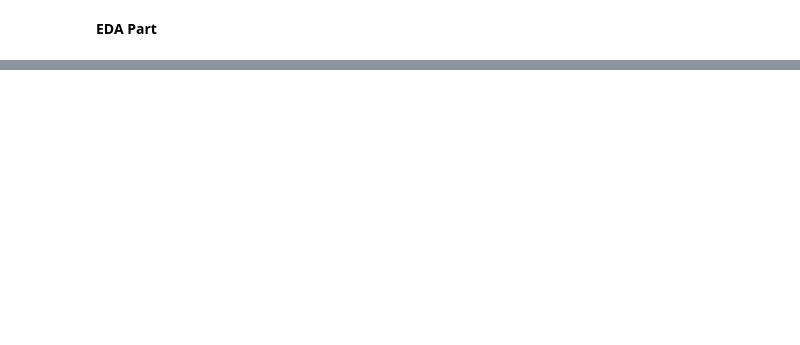
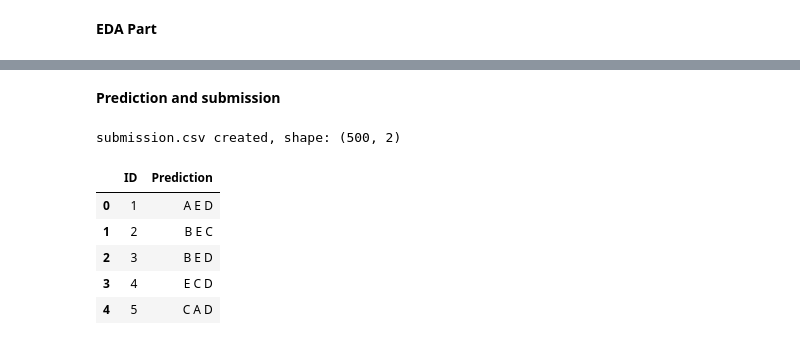
Before and after one commit to 22f1000828/DL-22f1000828-notebook-t22026, a Jupyter notebook: kaggle_notebook.ipynb, the cells around one changed output, grey strips where cells are left out. Drawn from its saved outputs; the diff is of its cells as text; code cells hidden in the pictures; blank space fills up the shorter version.

```diff
--- a/kaggle_notebook.ipynb
+++ b/kaggle_notebook.ipynb
@@ -1084,0 +308,19 @@ If this is very unbalanced then my model is guessing one option too often.
+# %%
+kf = StratifiedKFold(n_splits=5, shuffle=True, random_state=42)
+
+oof = np.zeros((len(train), 5))
+test_probs = np.zeros((len(test), 5))
+
+for fold, (tr_q, va_q) in enumerate(kf.split(q_idx, y_q)):
+    m = LogisticRegression(C=BEST_C, class_weight='balanced', max_iter=3000)
+    m.fit(X[rows_of(tr_q)], y[rows_of(tr_q)])
+
+    oof[va_q] = group_scores(m.decision_function(X[rows_of(va_q)]), len(va_q))
+    test_probs = test_probs + group_scores(m.decision_function(X_test), len(test)) / 5
+
+    print("Fold", fold + 1, "map3:", round(map_at_3(oof[va_q], y_q[va_q]), 4))
+
+print()
+print("Out-of-fold accuracy:", round(accuracy_score(y_q, oof.argmax(axis=1)), 4))
+print("Out-of-fold F1      :", round(f1_score(y_q, oof.argmax(axis=1), average='macro'), 4))
+print("Out-of-fold MAP@3   :", round(map_at_3(oof, y_q), 4))
@@ -1084,0 +337,19 @@ If this is very unbalanced then my model is guessing one option too often.
+# %% [markdown]
+**Prediction and submission**
+# %%
+top3 = np.argsort(-test_probs, axis=1)[:, :3]
+predictions = [IDX2LABEL[r[0]] + " " + IDX2LABEL[r[1]] + " " + IDX2LABEL[r[2]] for r in top3]
+
+submission = pd.DataFrame({'ID': test['id'], 'Prediction': predictions})
+submission.to_csv("submission.csv", index=False)
+
+print("submission.csv created, shape:", submission.shape)
+submission.head()
+# %% [output]
+submission.csv created, shape: (500, 2)
+|  | ID | Prediction |
+| 0 | 1 | A E D |
+| 1 | 2 | B E C |
+| 2 | 3 | B E D |
+| 3 | 4 | E C D |
+| 4 | 5 | C A D |
```
Also changed, not shown: parts of 91 cells of this notebook.
